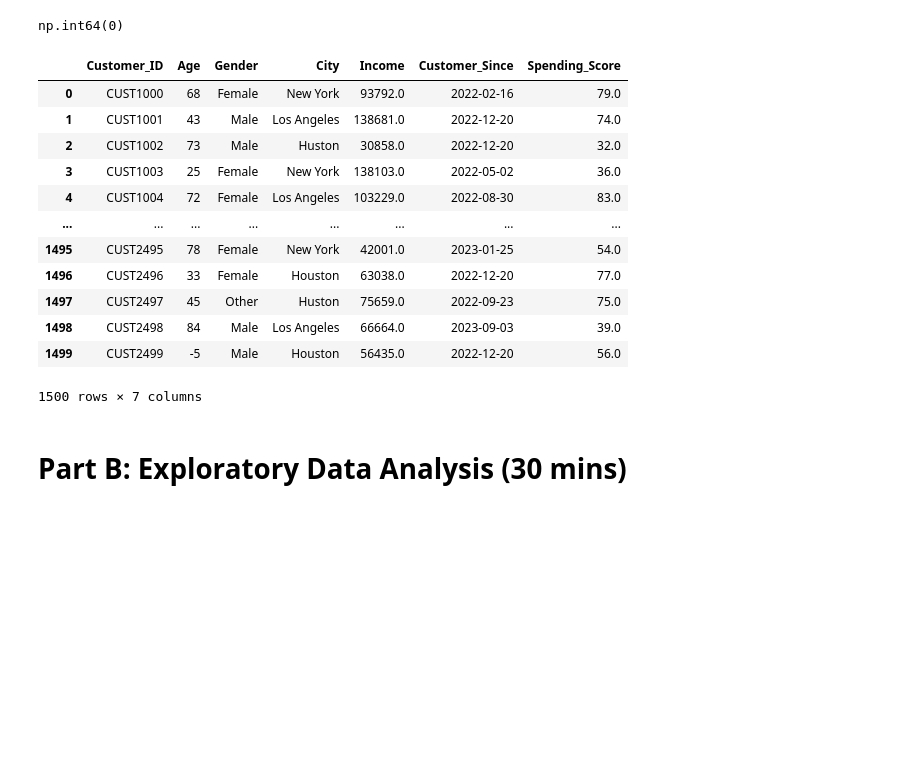
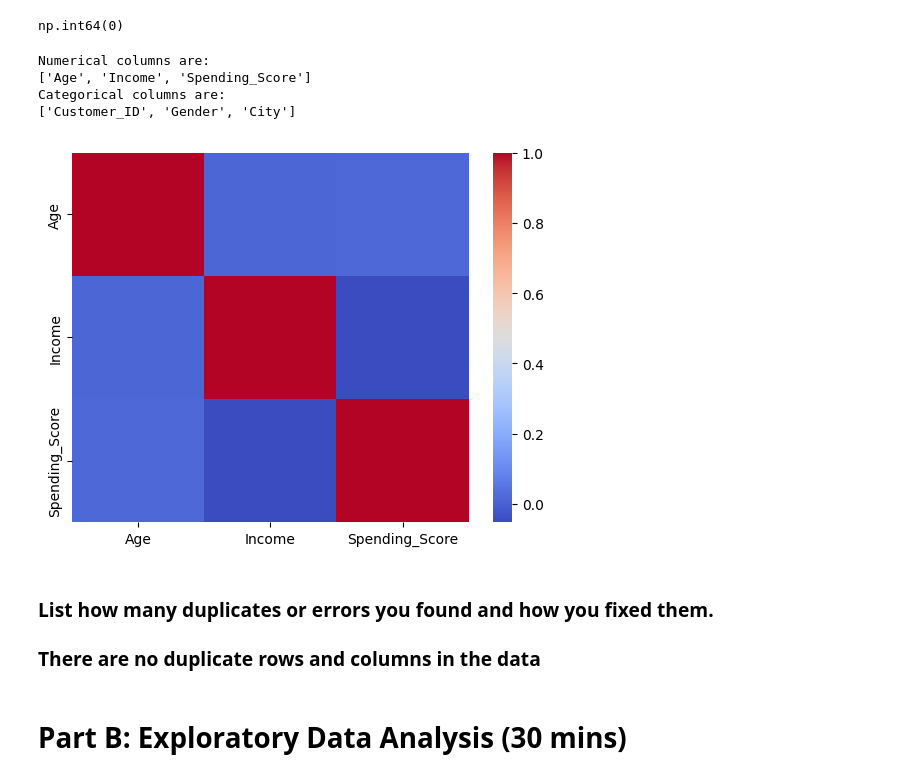
Before and after one commit to Nafna123/Pre-processing-and-EDA, a Jupyter notebook: _Pre processing and EDA.ipynb, the cells around one changed output. Saved outputs shown, nothing was run; the diff lists cells and outputs as text; code cells hidden in the pictures; blank space fills up the shorter version.

```diff
--- a/_Pre processing and EDA.ipynb
+++ b/_Pre processing and EDA.ipynb
@@ -136,27 +121,63 @@ data.head()
+# %%
+# Standardize Gender
+gender_map = {
+    'male': 'Male',
+    'female': 'Female',
+    'm': 'Male',
+    'f': 'Female',
+    'male': 'Male',
+    'MALE': 'Male'
+}
+data['Gender'] = data['Gender'].str.lower().map(gender_map).fillna('Unknown')
+
+# Standardize City
+city_map = {
+    'ny': 'New York',
+    'new york': 'New York',
+    'la': 'Los Angeles'
+}
+data['City'] = data['City'].str.title().replace(city_map)
+
+# Convert city names to standardized versions
+data['City'] = (data['City'].str.lower()  # Convert all to lowercase first
+    .map(city_map)  # Apply standardization mapping
+    .fillna(data['City'].str.title()) ) # Title-case any unmapped values
+
+# remove invalid values
+data = data[(data['Age'] > 0) & (data['Age'] < 120)]
 # %% [markdown]
 ## 4. Remove duplicates and obvious data errors
 # %%
-duplicates = data.duplicated()
-duplicates.sum()
+duplicated = data.duplicated()
+duplicated.sum()
 # %% [output]
 np.int64(0)
 # %%
-data[~duplicates]
-data[data['Income']>0]
+data = data[~duplicated]
+data = data[data['Income']>0]
-# %% [output]
-|  | Customer_ID | Age | Gender | City | Income | Customer_Since | Spending_Score |
-| 0 | CUST1000 | 68 | Female | New York | 93792.0 | 2022-02-16 | 79.0 |
-| 1 | CUST1001 | 43 | Male | Los Angeles | 138681.0 | 2022-12-20 | 74.0 |
-| 2 | CUST1002 | 73 | Male | Huston | 30858.0 | 2022-12-20 | 32.0 |
-| 3 | CUST1003 | 25 | Female | New York | 138103.0 | 2022-05-02 | 36.0 |
-| 4 | CUST1004 | 72 | Female | Los Angeles | 103229.0 | 2022-08-30 | 83.0 |
-| ... | ... | ... | ... | ... | ... | ... | ... |
-| 1495 | CUST2495 | 78 | Female | New York | 42001.0 | 2023-01-25 | 54.0 |
-| 1496 | CUST2496 | 33 | Female | Houston | 63038.0 | 2022-12-20 | 77.0 |
-| 1497 | CUST2497 | 45 | Other | Huston | 75659.0 | 2022-09-23 | 75.0 |
-| 1498 | CUST2498 | 84 | Male | Los Angeles | 66664.0 | 2023-09-03 | 39.0 |
-| 1499 | CUST2499 | -5 | Male | Houston | 56435.0 | 2022-12-20 | 56.0 |
-1500 rows × 7 columns
+# %%
+num_df=data.select_dtypes(include="number")
+cat_df=data.select_dtypes(include="object_")
+# %%
+print("Numerical columns are: ")
+num_cols = num_df.columns.tolist()
+print(num_cols)
+print("Categorical columns are: ")
+cat_cols = cat_df.columns.tolist()
+print(cat_cols)
+# %% [output]
+Numerical columns are:
+['Age', 'Income', 'Spending_Score']
+Categorical columns are:
+['Customer_ID', 'Gender', 'City']
+# %%
+sns.heatmap(num_df.corr(),annot=False,cmap="coolwarm")
+plt.show()
+# %% [output]
+[figure, added]
+# %% [markdown]
+### List how many duplicates or errors you found and how you fixed them.
+### There are no duplicate rows and columns in the data
 # %% [markdown]
 # Part B: Exploratory Data Analysis (30 mins)
 # %% [markdown]
```
Also changed, not shown: parts of 34 cells of this notebook, 1 other file.
